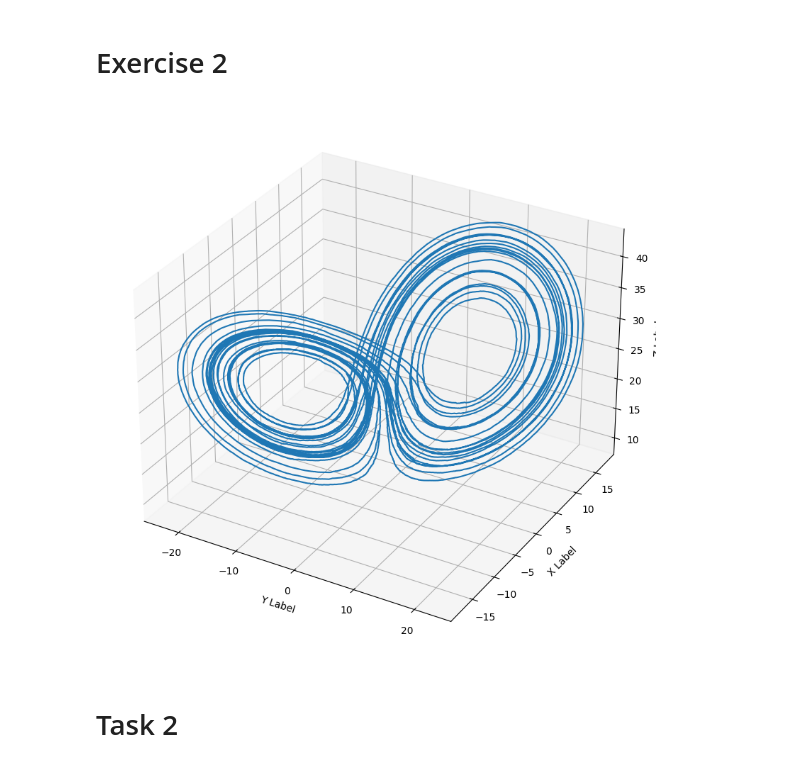
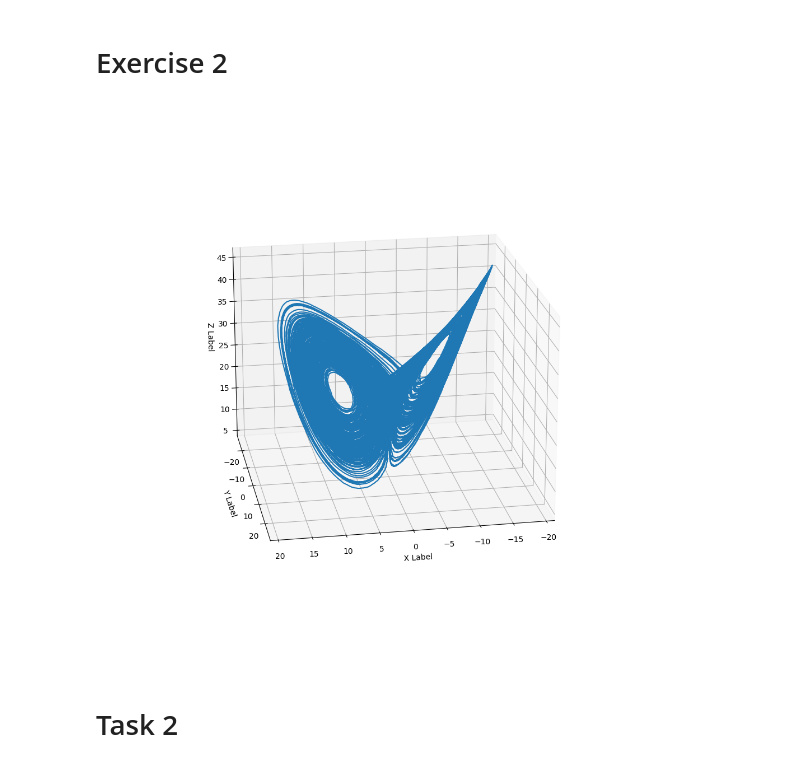
Before and after one commit to Yuvraj-Dhepe/uni_bayesian, a Jupyter notebook: Ex_2/nicolas_version.ipynb, the cells around one changed output. Cells and saved outputs as stored; diff of their text form; code cells hidden in the pictures.

Commit message:
Rotated Plot

```diff
--- a/Ex_2/nicolas_version.ipynb
+++ b/Ex_2/nicolas_version.ipynb
@@ -8,7 +9,7 @@ import numpy as np
 # Initial Conditions
 
 # define step width and global steps
-t: int = 30
+t: int = 200
 dt: float = 0.001
 N: int = int(t/dt)
 
@@ -89,18 +90,19 @@ for i in range(N):
     z_coordinates.append(z)
 # %%
 ax = plt.figure(figsize=(10, 10)).add_subplot(projection='3d')
-ax.plot(y_coordinates, x_coordinates,  z_coordinates, label="Attention Switched X and Y position")
+ax.plot(x_coordinates,  y_coordinates, z_coordinates, label="Attention Switched X and Y position")
 
 # Set labels
-ax.set_xlabel('Y Label')
-ax.set_ylabel('X Label')
+ax.set_xlabel('X Label')
+ax.set_ylabel('Y Label')
 ax.set_zlabel('Z Label')
+ax.view_init(20, 80)
 
 
 # set labels
 plt.show()
 # %% [output]
-[figure, old version]
+[figure, new version]
 # %% [markdown]
 # Task 2
 # %%
```
Also changed, not shown: parts of 1 cell of this notebook.
